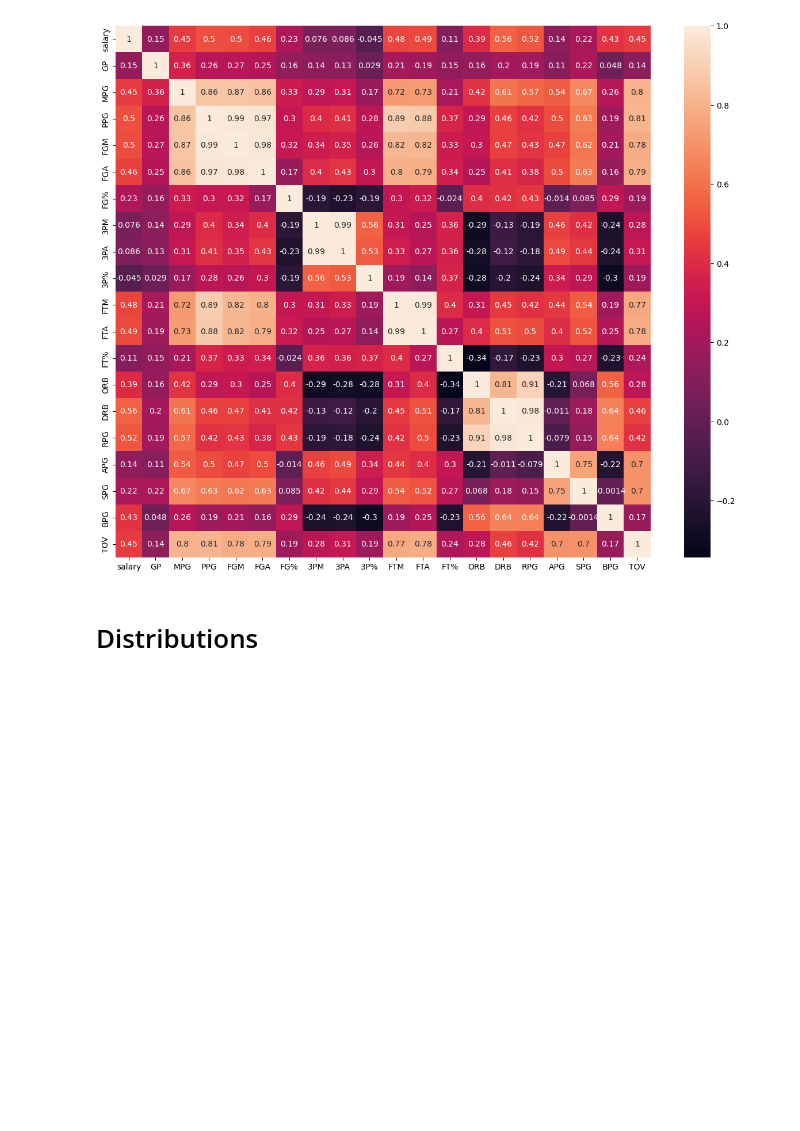
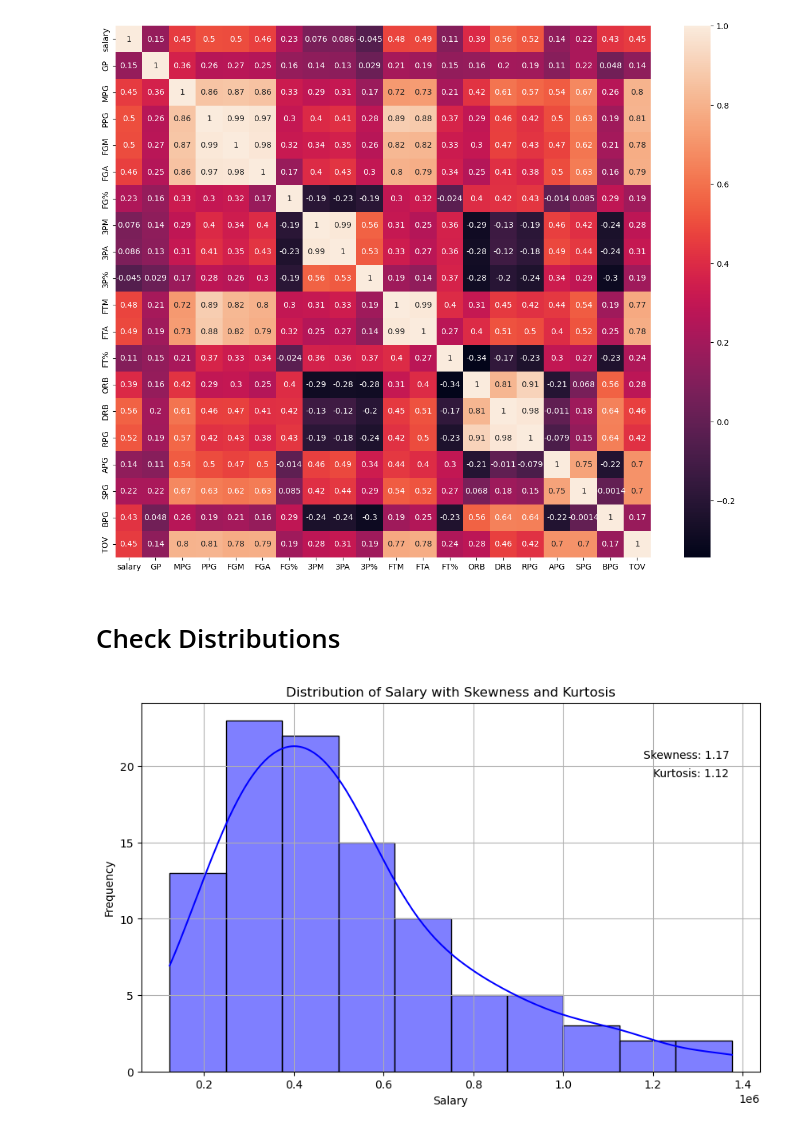
Before and after one commit to MaukanMir/1990-1991-Season-Analysis, a Jupyter notebook: nba.ipynb, the cells around one changed output. Cells and saved outputs as stored; diff of their text form; code cells hidden in the pictures; blank space fills up the shorter version.

Commit message:
added new visuals

```diff
--- a/nba.ipynb
+++ b/nba.ipynb
@@ -156,4 +156,22 @@ sns.heatmap(data=relations, annot=True)
 <AxesSubplot:>
 [figure]
 # %% [markdown]
-# Distributions
+# Check Distributions
+# %%
+salary_skewness = df['salary'].skew()
+salary_kurtosis = df['salary'].kurtosis()
+
+plt.figure(figsize=(10, 6))
+sns.histplot(df['salary'], kde=True, color='blue')
+plt.title('Distribution of Salary with Skewness and Kurtosis')
+plt.xlabel('Salary')
+plt.ylabel('Frequency')
+
+plt.text(x=0.95, y=0.85, s=f"Skewness: {salary_skewness:.2f}", transform=plt.gca().transAxes, horizontalalignment='right')
+plt.text(x=0.95, y=0.80, s=f"Kurtosis: {salary_kurtosis:.2f}", transform=plt.gca().transAxes, horizontalalignment='right')
+
+plt.grid(True)
+
+plt.show()
+# %% [output]
+[figure, added]
```
Also changed, not shown: parts of 3 cells of this notebook.
